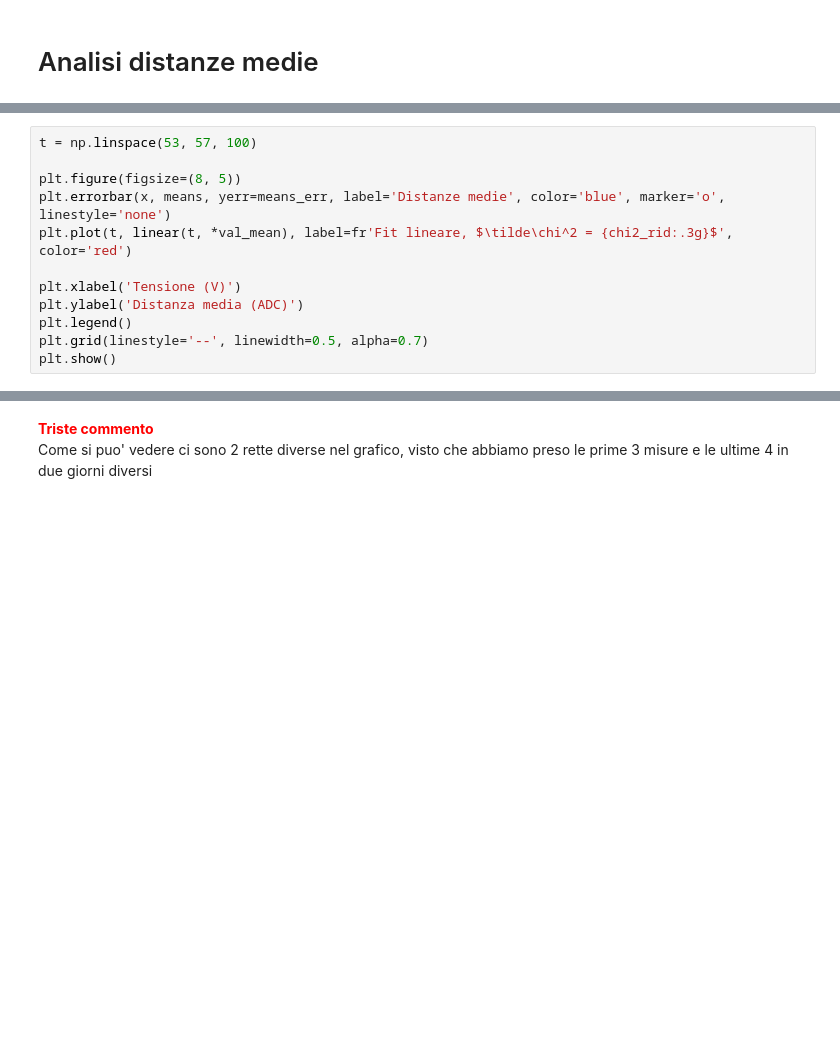
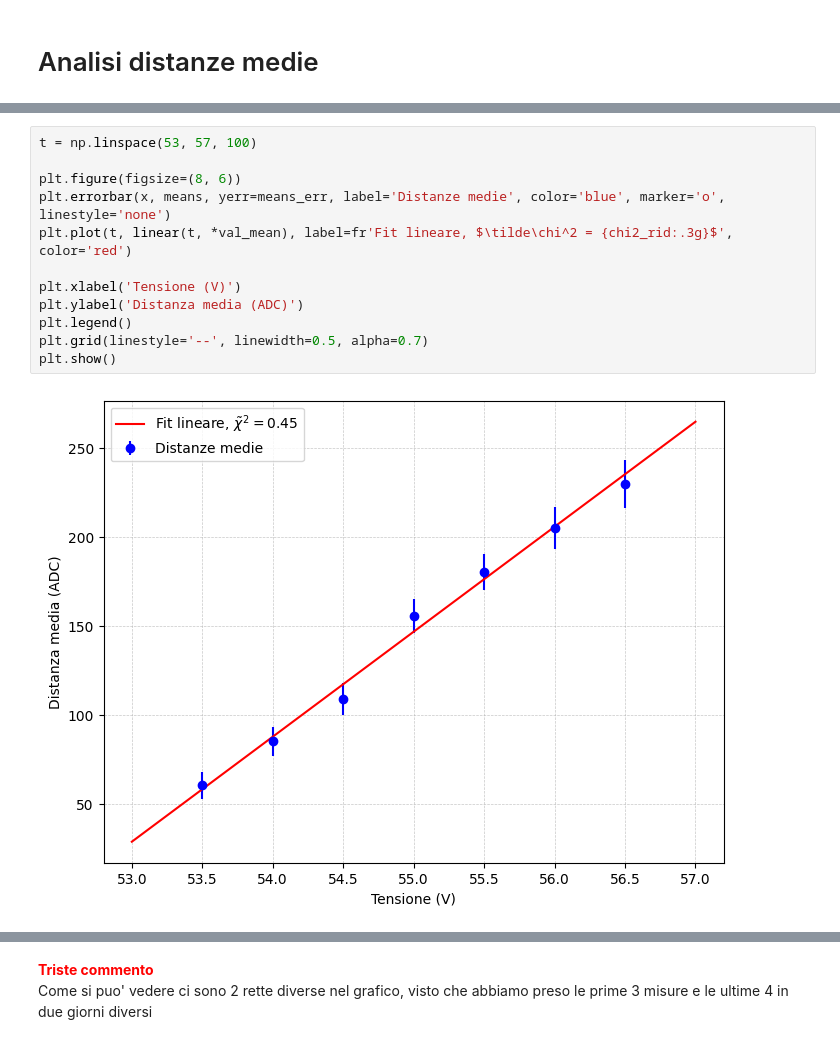
Before and after one commit to Pavar0tty/Laboratorio_SiPM, a Jupyter notebook: Analisi/Parte 1/Analisi Pettine/analisi_pettine_nuovi_dati.ipynb, the cells around one changed output, grey strips where cells are left out. Saved outputs shown, nothing was run; the diff lists cells and outputs as text; blank space fills up the shorter version.

```diff
--- a/Analisi/Parte 1/Analisi Pettine/analisi_pettine_nuovi_dati.ipynb
+++ b/Analisi/Parte 1/Analisi Pettine/analisi_pettine_nuovi_dati.ipynb
@@ -421,15 +439,17 @@ print(f'Chi quadrato ridotto per fit lineare: {chi2_rid:.5g}')
 # %%
 t = np.linspace(53, 57, 100)
 
-plt.figure(figsize=(8, 5))
+plt.figure(figsize=(8, 6))
 plt.errorbar(x, means, yerr=means_err, label='Distanze medie', color='blue', marker='o', linestyle='none')
 plt.plot(t, linear(t, *val_mean), label=fr'Fit lineare, $\tilde\chi^2 = {chi2_rid:.3g}$', color='red')
 
 plt.xlabel('Tensione (V)')
 plt.ylabel('Distanza media (ADC)')
 plt.legend()
 plt.grid(linestyle='--', linewidth=0.5, alpha=0.7)
 plt.show()
+# %% [output]
+[figure, added]
 # %%
 # Calcolo intercetta per tensione di breakdown
 
```
Also changed, not shown: parts of 10 cells of this notebook, 1 other file.
